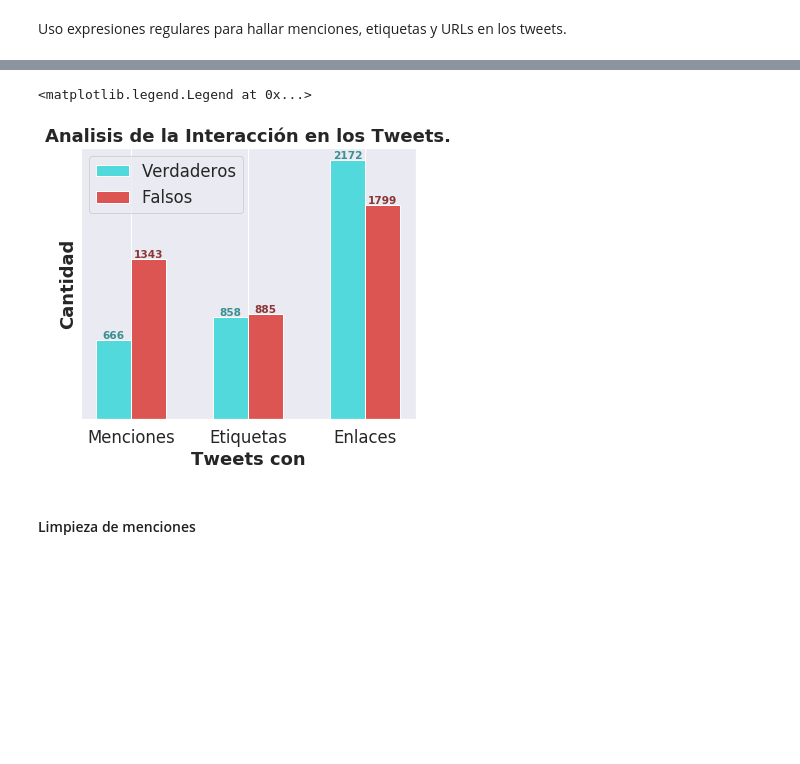
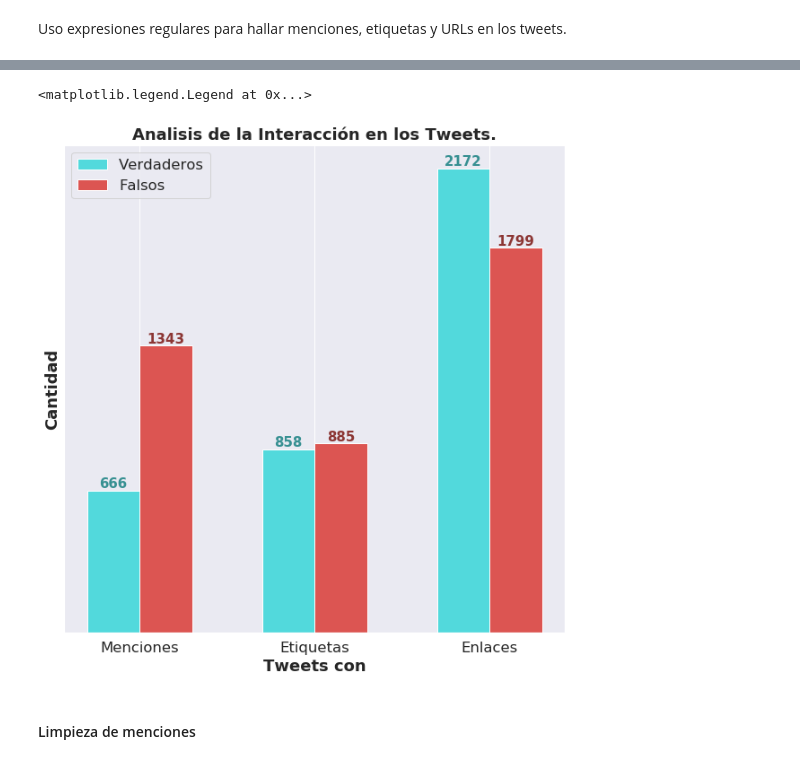
Before and after one commit to freedocx/CovidNPLDisaster, a Jupyter notebook: Javier/Analysis.ipynb, the cells around one changed output, grey strips where cells are left out. Drawn from its saved outputs; the diff is of its cells as text; code cells hidden in the pictures; blank space fills up the shorter version.

```diff
--- a/Javier/Analysis.ipynb
+++ b/Javier/Analysis.ipynb
@@ -67,7 +65,7 @@ melted = pd.melt(finger, id_vars="target")
 melted.loc[melted["target"] == 0, "target"] = "No real"
 melted.loc[melted["target"] == 1, "target"] = "Real"
 melted.rename(columns={"value":"Longitud","variable":"Variables"},inplace=True)
-sns.set(rc={'figure.figsize':(20,15)})
+sns.set(rc={'figure.figsize':(10,10)})
 sns.set(font_scale=1.5)
 plot = sns.boxplot(x='Longitud',y="Variables",data=melted,hue='target')
 plot.axes.set_title('Longitud por variables de los tweets',fontsize=30, y=1.009)
@@ -178,27 +180,27 @@ See the caveats in the documentation: http://pandas.pydata.org/pandas-docs/stabl
 # %%
-fsize = (6,5)
+fsize = (10,10)
 fig, ax = plt.subplots(figsize=fsize)
 false = cantidades.loc[cantidades["target"] == 0]
 true = cantidades.loc[cantidades["target"] == 1]
 bars1 = [true["Menciones"].sum(),true["Etiquetas"].sum(),true["Enlaces"].sum()]
 bars2 = [false["Menciones"].sum(),false["Etiquetas"].sum(),false["Enlaces"].sum()]
 r1 = np.arange(len(bars1))
 r2 = [x + 0.3 for x in r1]
 rects1 = ax.bar(r1, bars1, color='#52D9DC', width=0.3, edgecolor='white', label='Verdaderos')
 rects2 = ax.bar(r2, bars2, color='#DC5552', width=0.3, edgecolor='white', label='Falsos')
 
 ax.set_title('Analisis de la Interacción en los Tweets.',fontweight='bold')
 ax.set_ylabel('Cantidad',fontweight='bold')
 ax.set_yticks([])
 ax.xaxis.set_ticks_position('none')
 plt.xlabel('Tweets con', fontweight='bold')
 plt.xticks([r+0.15 for r in range(len(bars1))], ['Menciones', 'Etiquetas', 'Enlaces'])
 autolabelint(ax,rects1,fsize,'#379092')
 autolabelint(ax,rects2,fsize,'#8C3634')
 plt.legend()
 # %% [output]
 <matplotlib.legend.Legend at 0x...>
-[figure, old version]
+[figure, new version]
 # %% [markdown]
 #### Limpieza de menciones
 # %%
```
Also changed, not shown: parts of 6 cells of this notebook, 12 other files.
